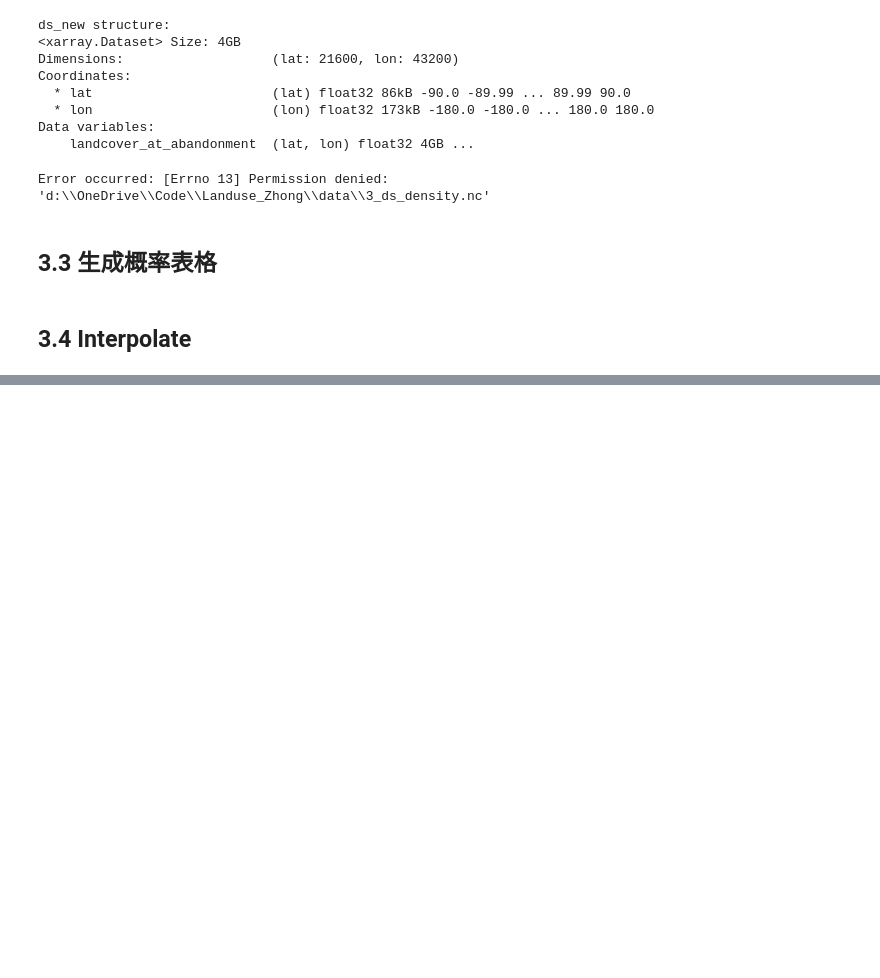
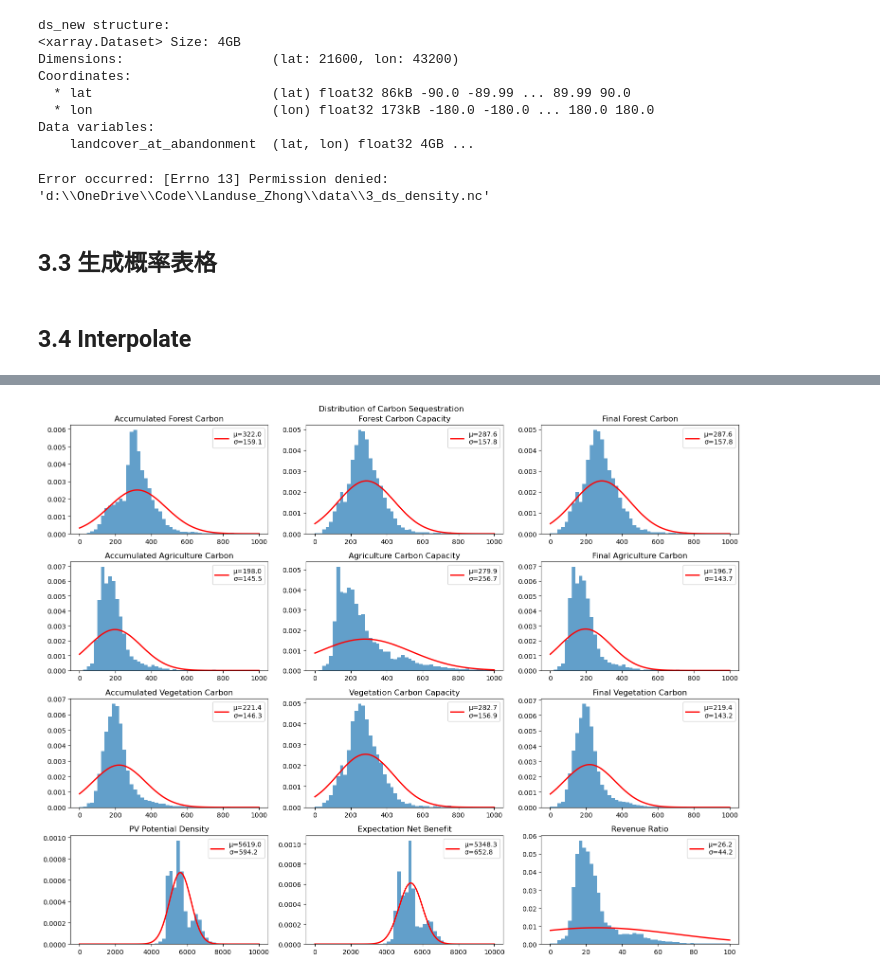
Before and after one commit to px39n/Landuse_Zhong, a Jupyter notebook: 4.1 Emission_reduction_potential.ipynb, the cells around one changed output, grey strips where cells are left out. Saved outputs shown, nothing was run; the diff lists cells and outputs as text; code cells hidden in the pictures; blank space fills up the shorter version.

```diff
--- a/4.1 Emission_reduction_potential.ipynb
+++ b/4.1 Emission_reduction_potential.ipynb
@@ -930,0 +1409,45 @@ a-E(Y)
+# %%
+fig, axes = plt.subplots(4, 3, figsize=(15, 12))
+fig.suptitle('Distribution of Carbon Sequestration')
+
+from scipy.stats import norm
+
+def plot_hist_with_gaussian(data, ax, title, bins=50, range=(0,1000)):
+    # Plot histogram
+    counts, bins, _ = ax.hist(data, bins=bins, range=range, density=True, alpha=0.7)
+
+    # Fit Gaussian
+    mu, sigma = norm.fit(data)
+    x = np.linspace(range[0], range[1], 100)
+    y = norm.pdf(x, mu, sigma)
+
+    # Plot Gaussian fit
+    ax.plot(x, y, 'r-', lw=2, label=f'μ={mu:.1f}\nσ={sigma:.1f}')
+    ax.set_title(title)
+    ax.legend()
+
+# Forest strategy distributions
+plot_hist_with_gaussian(df_strategies['acc_forest'], axes[0,0], 'Accumulated Forest Carbon')
+plot_hist_with_gaussian(df_strategies['cap_forest'], axes[0,1], 'Forest Carbon Capacity')
+plot_hist_with_gaussian(df_strategies['final_forest'], axes[0,2], 'Final Forest Carbon')
+
+# Agriculture strategy distributions
+plot_hist_with_gaussian(df_strategies['acc_agro'], axes[1,0], 'Accumulated Agriculture Carbon')
+plot_hist_with_gaussian(df_strategies['cap_agro'], axes[1,1], 'Agriculture Carbon Capacity')
+plot_hist_with_gaussian(df_strategies['final_agro'], axes[1,2], 'Final Agriculture Carbon')
+
+# Vegetation strategy distributions
+plot_hist_with_gaussian(df_strategies['acc_veg'], axes[2,0], 'Accumulated Vegetation Carbon')
+plot_hist_with_gaussian(df_strategies['cap_veg'], axes[2,1], 'Vegetation Carbon Capacity')
+plot_hist_with_gaussian(df_strategies['final_veg'], axes[2,2], 'Final Vegetation Carbon')
+
+# PV strategy distributions
+plot_hist_with_gaussian(df_strategies['pv_potential_dens'], axes[3,0], 'PV Potential Density',range=(0,10000))
+plot_hist_with_gaussian(df_strategies['Expectation_net_benefit'], axes[3,1], 'Expectation Net Benefit',range=(0,10000))
+plot_hist_with_gaussian(df_strategies['Revenue_ratio'], axes[3,2], 'Revenue Ratio',range=(0,100))
+
+
+plt.tight_layout()
+plt.show()
+# %% [output]
+[figure, added]
```
Also changed, not shown: parts of 18 cells of this notebook, 9 other files.
